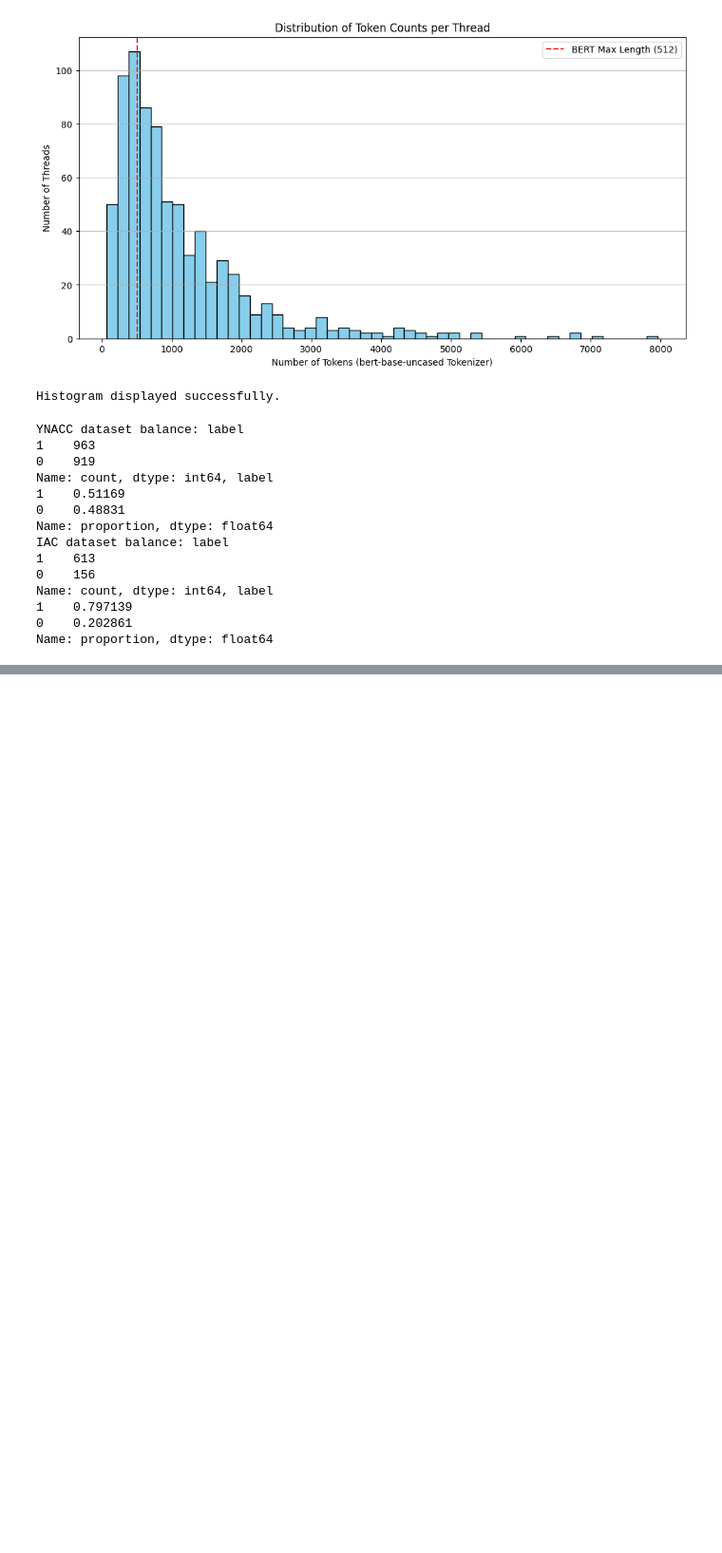
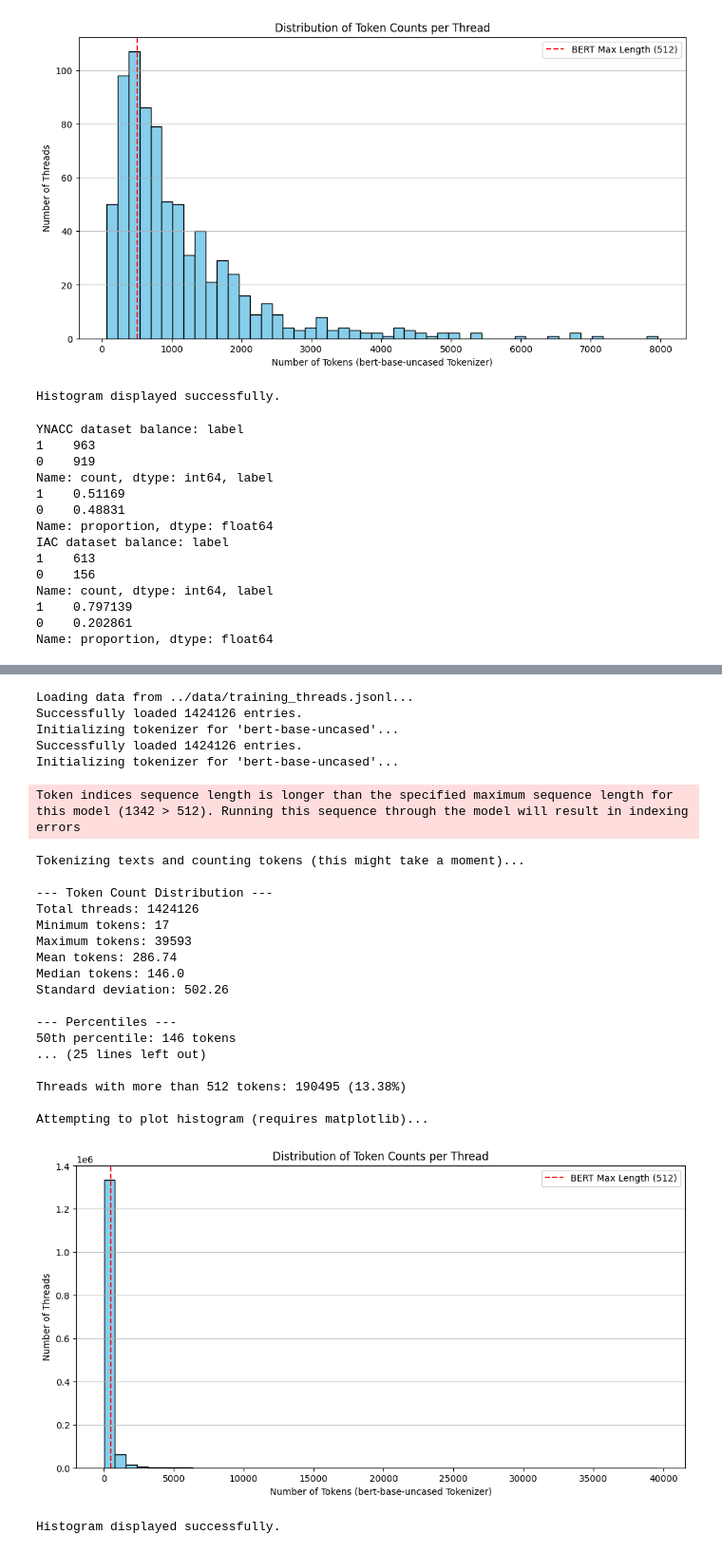
Before and after one commit to Niklas257/reddit_data_analysis, a Jupyter notebook: python_files/training_preparations.ipynb, the cells around one changed output, grey strips where cells are left out. Shown at 95% size. Cells and saved outputs as stored; diff of their text form; code cells hidden in the pictures; blank space fills up the shorter version.

Commit message:
More dynamic training config

```diff
--- a/python_files/training.ipynb
+++ b/python_files/training_preparations.ipynb
@@ -382,0 +537,29 @@ remove_label_key("../data/reddit_train_labeled.jsonl", "../data/reddit_train.jso
+# %%
+jsonl_file_path = "../data/training_threads.jsonl"
+analyze_token_distribution(jsonl_file_path)
+# %% [output]
+Loading data from ../data/training_threads.jsonl...
+Successfully loaded 1424126 entries.
+Initializing tokenizer for 'bert-base-uncased'...
+Successfully loaded 1424126 entries.
+Initializing tokenizer for 'bert-base-uncased'...
+Token indices sequence length is longer than the specified maximum sequence length for this model (1342 > 512). Running this sequence through the model will result in indexing errors
+Tokenizing texts and counting tokens (this might take a moment)...
+
+--- Token Count Distribution ---
+Total threads: 1424126
+Minimum tokens: 17
+Maximum tokens: 39593
+Mean tokens: 286.74
+Median tokens: 146.0
+Standard deviation: 502.26
+
+--- Percentiles ---
+50th percentile: 146 tokens
+... (25 lines left out)
+
+Threads with more than 512 tokens: 190495 (13.38%)
+
+Attempting to plot histogram (requires matplotlib)...
+[figure, added]
+Histogram displayed successfully.
```
Also changed, not shown: parts of 13 cells of this notebook, 8 other files.
